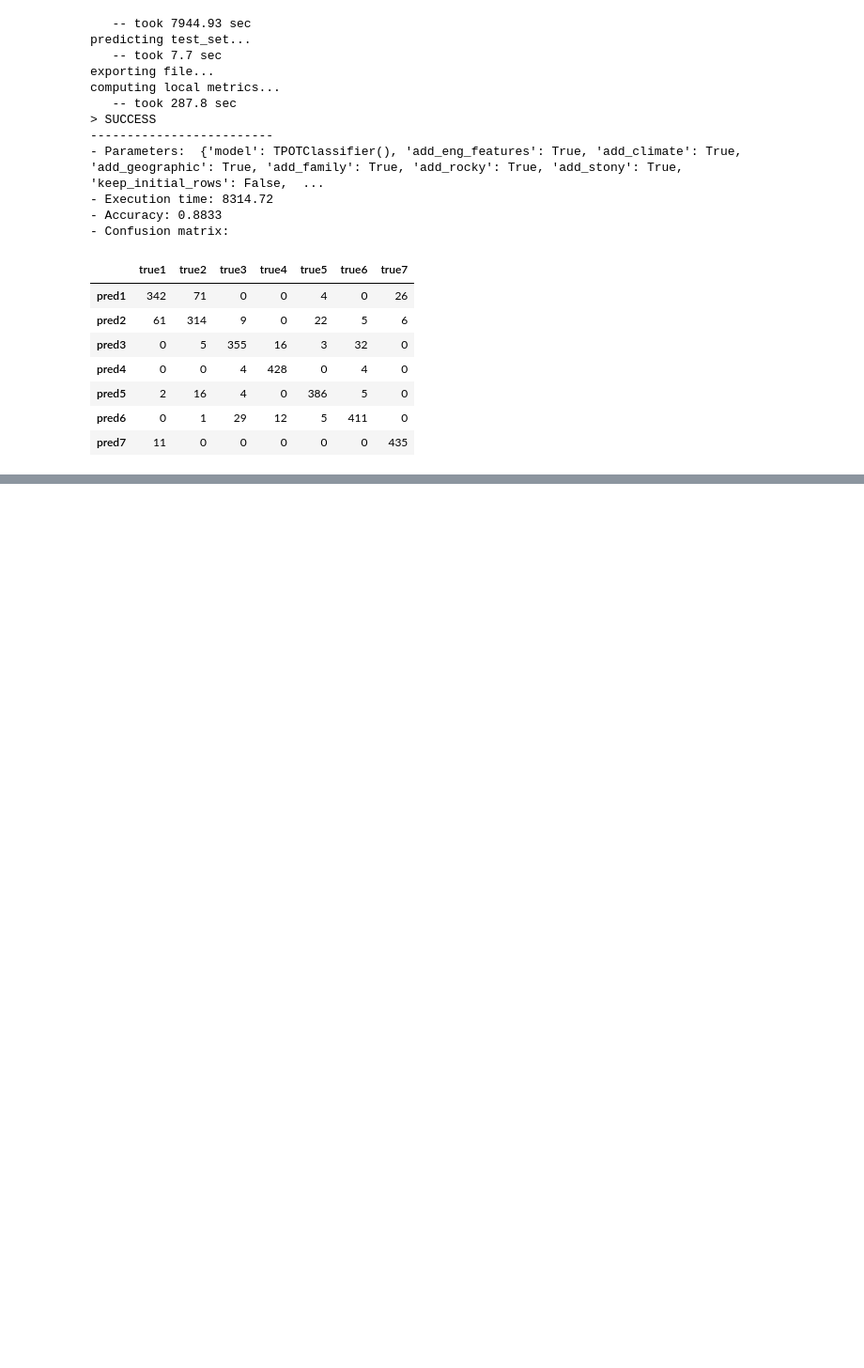
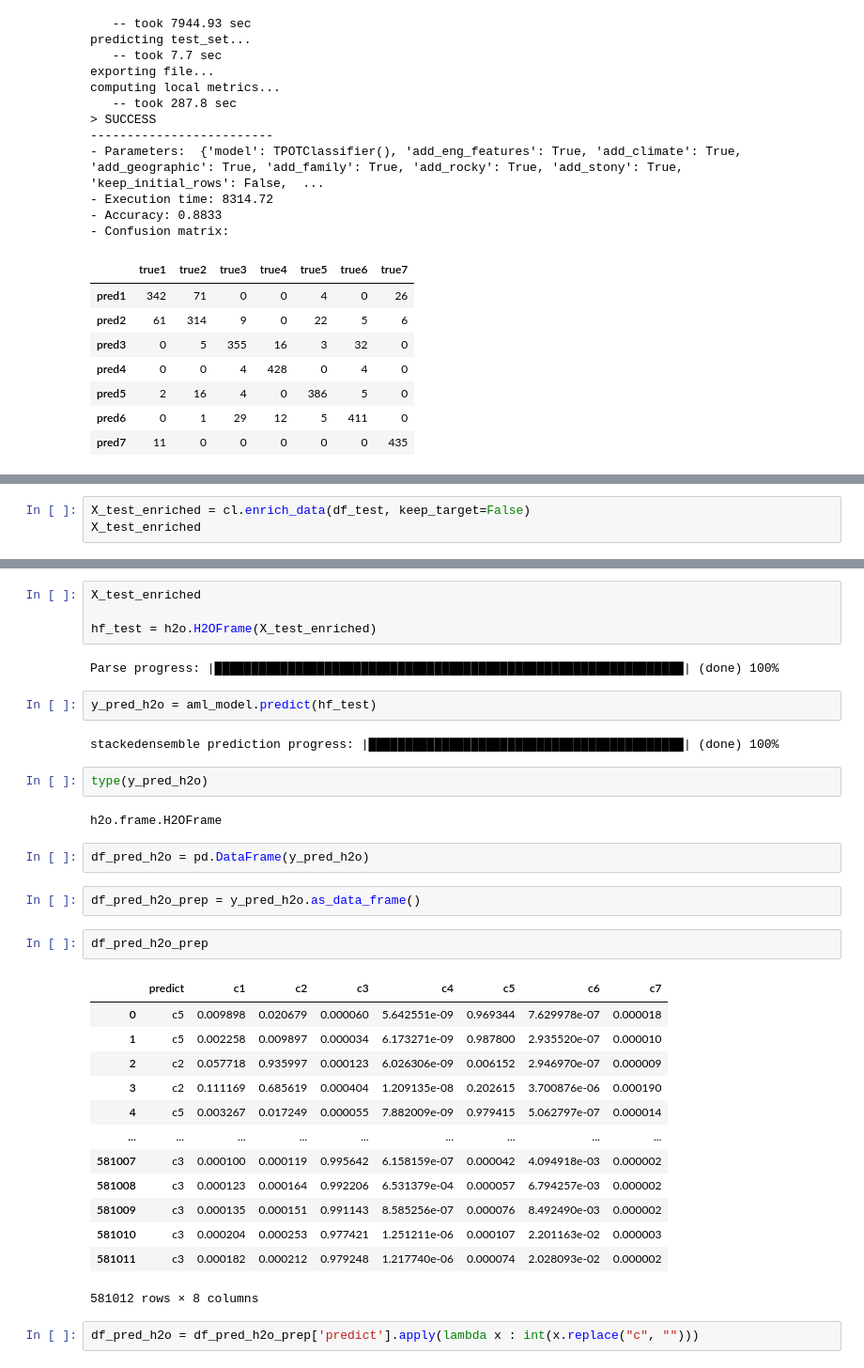
Before and after one commit to ceptln/forest_classification, a Jupyter notebook: kaggle_forest_notebook.ipynb, the cells around one changed output, grey strips where cells are left out. Shown: that part at 94% size. Drawn from its saved outputs; the diff is of its cells as text; blank space fills up the shorter version.

```diff
--- a/kaggle_forest_notebook.ipynb
+++ b/kaggle_forest_notebook.ipynb
@@ -608,0 +912,3 @@ computing local metrics...
+# %%
+X_test_enriched = cl.enrich_data(df_test, keep_target=False)
+X_test_enriched
@@ -608,0 +929,36 @@ computing local metrics...
+# %%
+X_test_enriched
+
+hf_test = h2o.H2OFrame(X_test_enriched)
+# %% [output]
+Parse progress: |████████████████████████████████████████████████████████████████| (done) 100%
+# %%
+y_pred_h2o = aml_model.predict(hf_test)
+# %% [output]
+stackedensemble prediction progress: |███████████████████████████████████████████| (done) 100%
+# %%
+type(y_pred_h2o)
+# %% [output]
+h2o.frame.H2OFrame
+# %%
+df_pred_h2o = pd.DataFrame(y_pred_h2o)
+# %%
+df_pred_h2o_prep = y_pred_h2o.as_data_frame()
+# %%
+df_pred_h2o_prep
+# %% [output]
+|  | predict | c1 | c2 | c3 | c4 | c5 | c6 | c7 |
+| 0 | c5 | 0.009898 | 0.020679 | 0.000060 | 5.642551e-09 | 0.969344 | 7.629978e-07 | 0.000018 |
+| 1 | c5 | 0.002258 | 0.009897 | 0.000034 | 6.173271e-09 | 0.987800 | 2.935520e-07 | 0.000010 |
+| 2 | c2 | 0.057718 | 0.935997 | 0.000123 | 6.026306e-09 | 0.006152 | 2.946970e-07 | 0.000009 |
+| 3 | c2 | 0.111169 | 0.685619 | 0.000404 | 1.209135e-08 | 0.202615 | 3.700876e-06 | 0.000190 |
+| 4 | c5 | 0.003267 | 0.017249 | 0.000055 | 7.882009e-09 | 0.979415 | 5.062797e-07 | 0.000014 |
+| ... | ... | ... | ... | ... | ... | ... | ... | ... |
+| 581007 | c3 | 0.000100 | 0.000119 | 0.995642 | 6.158159e-07 | 0.000042 | 4.094918e-03 | 0.000002 |
+| 581008 | c3 | 0.000123 | 0.000164 | 0.992206 | 6.531379e-04 | 0.000057 | 6.794257e-03 | 0.000002 |
+| 581009 | c3 | 0.000135 | 0.000151 | 0.991143 | 8.585256e-07 | 0.000076 | 8.492490e-03 | 0.000002 |
+| 581010 | c3 | 0.000204 | 0.000253 | 0.977421 | 1.251211e-06 | 0.000107 | 2.201163e-02 | 0.000003 |
+| 581011 | c3 | 0.000182 | 0.000212 | 0.979248 | 1.217740e-06 | 0.000074 | 2.028093e-02 | 0.000002 |
+581012 rows × 8 columns
+# %%
+df_pred_h2o = df_pred_h2o_prep['predict'].apply(lambda x : int(x.replace("c", "")))
```
Also changed, not shown: parts of 19 cells of this notebook, 4 other files.
